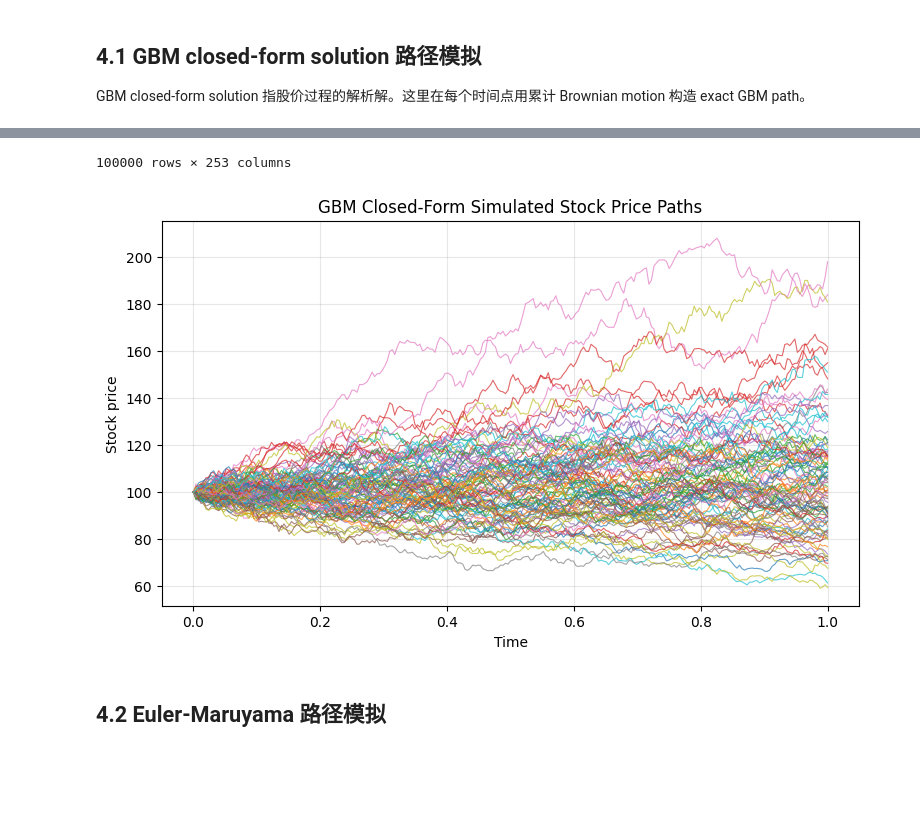
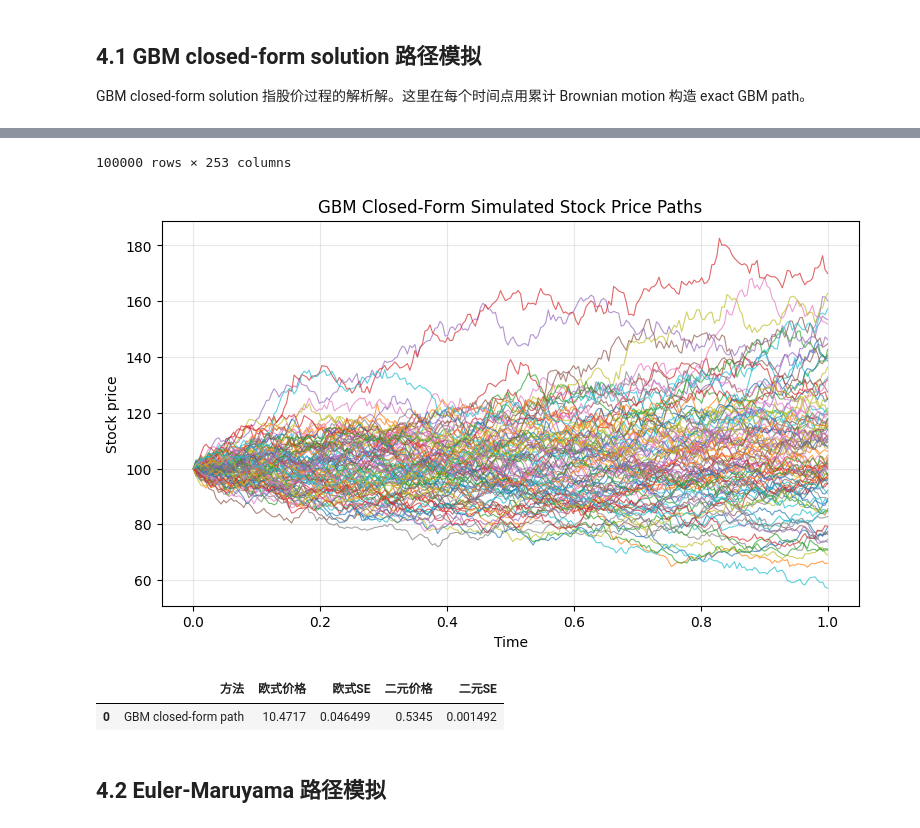
Before and after one commit to xption/CQFLearning, a Jupyter notebook: Exam2/Answer.ipynb, the cells around one changed output, grey strips where cells are left out. Saved outputs shown, nothing was run; the diff lists cells and outputs as text; code cells hidden in the pictures; blank space fills up the shorter version.

```diff
--- a/Exam2/Answer.ipynb
+++ b/Exam2/Answer.ipynb
@@ -180,6 +180,13 @@ def price_options_from_terminal_stock(S_T):
     euro_price, euro_se = monte_carlo_pricing(S_T, "european", strike=K, rate=r, maturity=T)
     binary_price, binary_se = monte_carlo_pricing(S_T, "binary", strike=K, rate=r, maturity=T)
     return euro_price, euro_se, binary_price, binary_se
+
+def make_single_method_pricing_table(method_name, euro_price, euro_se, binary_price, binary_se):
+    table = pd.DataFrame(
+        [[method_name, euro_price, euro_se, binary_price, binary_se]],
+        columns=["方法", "欧式价格", "欧式SE", "二元价格", "二元SE"],
+    )
+    return table.round({"欧式价格": 4, "欧式SE": 6, "二元价格": 4, "二元SE": 6})
 # %% [markdown]
 ## 4.1 GBM closed-form solution 路径模拟
 
@@ -189,5 +196,8 @@ gbm_paths = simulate_gbm_paths(S0, r, sigma, T, baseline_n_paths, baseline_n_ste
 gbm_paths_df = pd.DataFrame(gbm_paths)
 display(gbm_paths_df)
 plot_simulated_paths(gbm_paths, "GBM Closed-Form Simulated Stock Price Paths")
+
+gbm_euro_price, gbm_euro_se, gbm_binary_price, gbm_binary_se = price_options_from_terminal_stock(gbm_paths[:, -1])
+display(make_single_method_pricing_table("GBM closed-form path", gbm_euro_price, gbm_euro_se, gbm_binary_price, gbm_binary_se))
 # %% [output]
 |  | 0 | 1 | 2 | 3 | 4 | 5 | 6 | 7 | 8 | 9 | ... | ... |
@@ -205,5 +215,7 @@ plot_simulated_paths(gbm_paths, "GBM Closed-Form Simulated Stock Price Paths")
 100000 rows × 253 columns
-[figure, old version]
+[figure, new version]
+|  | 方法 | 欧式价格 | 欧式SE | 二元价格 | 二元SE |
+| 0 | GBM closed-form path | 10.4717 | 0.046499 | 0.5345 | 0.001492 |
 # %% [markdown]
 ## 4.2 Euler-Maruyama 路径模拟
 # %%
```
Also changed, not shown: parts of 11 cells of this notebook.
